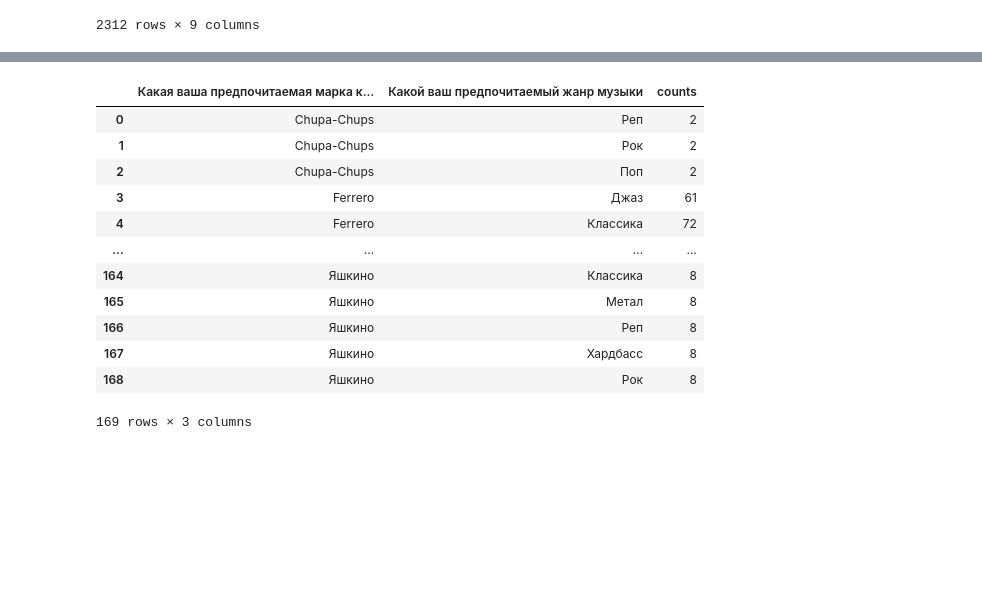
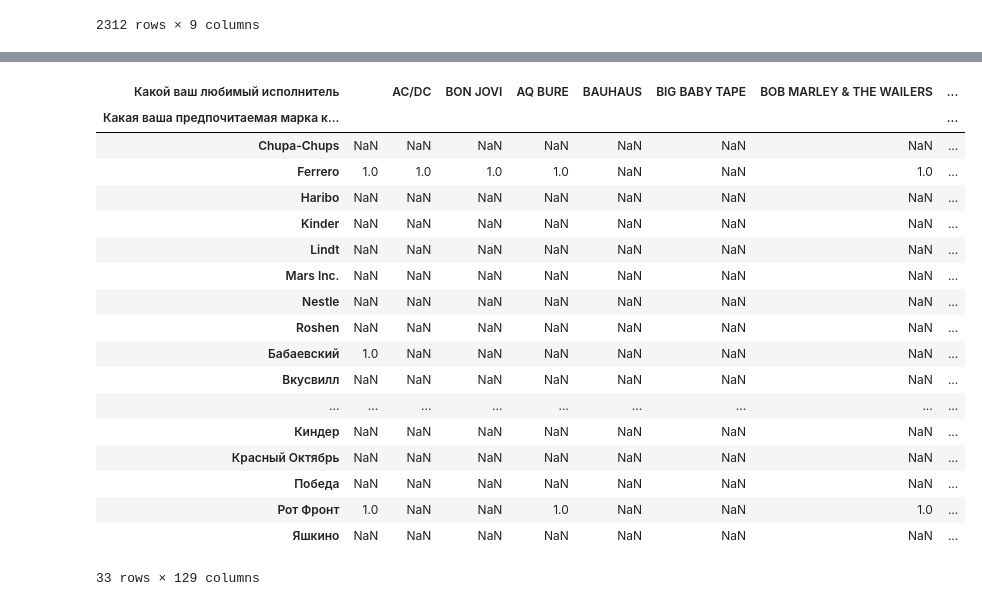
Before and after one commit to Merkrin/HSE_Sociology_Project, a Jupyter notebook: Social_Script.ipynb, the cells around one changed output, grey strips where cells are left out. Cells and saved outputs as stored; diff of their text form; code cells hidden in the pictures; blank space fills up the shorter version.

```diff
--- a/Social_Script.ipynb
+++ b/Social_Script.ipynb
@@ -1,8 +1,6 @@
 # %%
 import pandas as pd
 import scipy.stats as stats
-# %%
-pd.set_option("display.max_rows", None, "display.max_columns", None)
 # %%
 time_column = 'Отметка времени'
 sex_column = 'Ваш пол'
@@ -73,0 +79,5 @@ dataframe
+# %%
+for column in [mark_column, genre_column]:
+    dataframe = dataframe.explode(column)
+
+dataframe
@@ -161,0 +219,10 @@ new_dataframe.plot(kind='bar', figsize=(20,20))
+# %%
+dataframe = pd.read_excel('Answers.xlsx')
+
+dataframe[singer_column] = dataframe[singer_column].str.upper()
+
+for column in [mark_column, type_column, genre_column, singer_column]:
+    dataframe[column] = dataframe[column].str.split(',')
+
+for column in [mark_column, singer_column]:
+    dataframe = dataframe.explode(column)
@@ -161,0 +299,4 @@ new_dataframe.plot(kind='bar', figsize=(20,20))
+# %%
+new_dataframe = dataframe[[mark_column, singer_column]].copy()
+
+new_dataframe
@@ -162,18 +317,25 @@ new_dataframe.plot(kind='bar', figsize=(20,20))
 # %%
-new_dataframe = new_dataframe.groupby([mark_column, genre_column]).size().reset_index(name='counts')
+new_dataframe = new_dataframe.groupby([mark_column, singer_column]).size()
+new_dataframe = new_dataframe.unstack()
 
 new_dataframe
 # %% [output]
-|  | Какая ваша предпочитаемая марка к... | Какой ваш предпочитаемый жанр музыки | counts |
-| 0 | Chupa-Chups | Реп | 2 |
-| 1 | Chupa-Chups | Рок | 2 |
-| 2 | Chupa-Chups | Поп | 2 |
-| 3 | Ferrero | Джаз | 61 |
-| 4 | Ferrero | Классика | 72 |
-| ... | ... | ... | ... |
-| 164 | Яшкино | Классика | 8 |
-| 165 | Яшкино | Метал | 8 |
-| 166 | Яшкино | Реп | 8 |
-| 167 | Яшкино | Хардбасс | 8 |
-| 168 | Яшкино | Рок | 8 |
+| Какой ваш любимый исполнитель |  | AC/DC | BON JOVI | AQ BURE | BAUHAUS | BIG BABY TAPE | BOB MARLEY & THE WAILERS | ... |
+| Какая ваша предпочитаемая марка к... |  |  |  |  |  |  |  | ... |
+| Chupa-Chups | NaN | NaN | NaN | NaN | NaN | NaN | NaN | ... |
+| Ferrero | 1.0 | 1.0 | 1.0 | 1.0 | NaN | NaN | 1.0 | ... |
+| Haribo | NaN | NaN | NaN | NaN | NaN | NaN | NaN | ... |
+| Kinder | NaN | NaN | NaN | NaN | NaN | NaN | NaN | ... |
+| Lindt | NaN | NaN | NaN | NaN | NaN | NaN | NaN | ... |
+| Mars Inc. | NaN | NaN | NaN | NaN | NaN | NaN | NaN | ... |
+| Nestle | NaN | NaN | NaN | NaN | NaN | NaN | NaN | ... |
+| Roshen | NaN | NaN | NaN | NaN | NaN | NaN | NaN | ... |
+| Бабаевский | 1.0 | NaN | NaN | NaN | NaN | NaN | NaN | ... |
+| Вкусвилл | NaN | NaN | NaN | NaN | NaN | NaN | NaN | ... |
+| ... | ... | ... | ... | ... | ... | ... | ... | ... |
+| Киндер | NaN | NaN | NaN | NaN | NaN | NaN | NaN | ... |
+| Красный Октябрь | NaN | NaN | NaN | NaN | NaN | NaN | NaN | ... |
+| Победа | NaN | NaN | NaN | NaN | NaN | NaN | NaN | ... |
+| Рот Фронт | 1.0 | NaN | NaN | 1.0 | NaN | NaN | 1.0 | ... |
+| Яшкино | NaN | NaN | NaN | NaN | NaN | NaN | NaN | ... |
-169 rows × 3 columns
+33 rows × 129 columns
```
Also changed, not shown: parts of 28 cells of this notebook.
